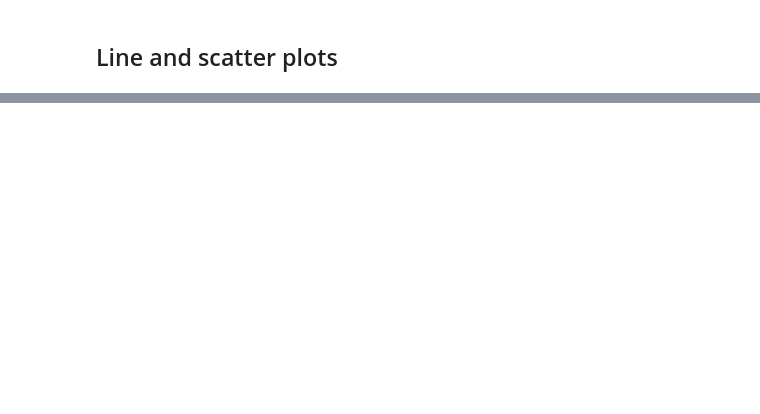
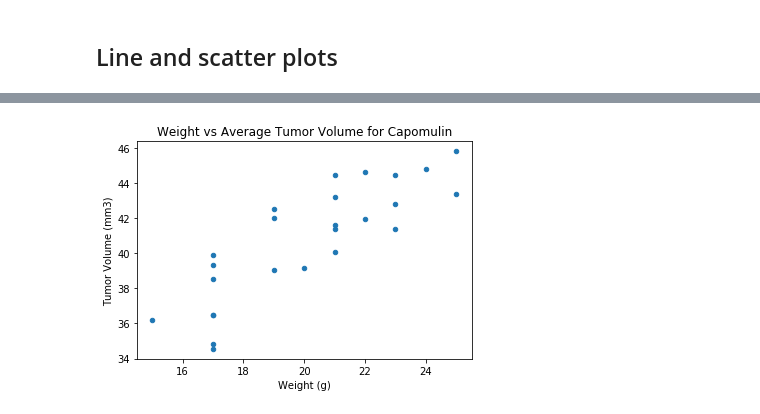
Before and after one commit to etumi/matplotlib-challenge, a Jupyter notebook: pymaceuticals_starter.ipynb, the cells around one changed output, grey strips where cells are left out. Saved outputs shown, nothing was run; the diff lists cells and outputs as text; code cells hidden in the pictures; blank space fills up the shorter version.

```diff
--- a/pymaceuticals_starter.ipynb
+++ b/pymaceuticals_starter.ipynb
@@ -165,2 +181,19 @@ plt.show()
+# %%
+# Generate a scatter plot of mouse weight versus average tumor volume for the Capomulin regimen
+selected_drug = 'Capomulin'
+summary_by_drug = mouse_results.groupby('Drug Regimen').mean()
+dataset = mouse_results[mouse_results['Drug Regimen']== selected_drug]
+grouped_dataset = dataset.groupby('Mouse ID').mean()
+grouped_dataset = grouped_dataset[['Tumor Volume (mm3)', 'Weight (g)']]
+#grouped_dataset = grouped_dataset.reset_index(drop=True)
+grouped_dataset
+
+
+
+scatter_plot = grouped_dataset.plot(kind='scatter', x = 'Weight (g)', y= 'Tumor Volume (mm3)')
+scatter_plot.set_title(f"Weight vs Average Tumor Volume for {selected_drug}")
+plt.show()
+# %% [output]
+[figure, added]
 # %%
 # Calculate the correlation coefficient and linear regression model for mouse weight and average tumor volume for the Capomulin regimen
```
Also changed, not shown: parts of 7 cells of this notebook.
